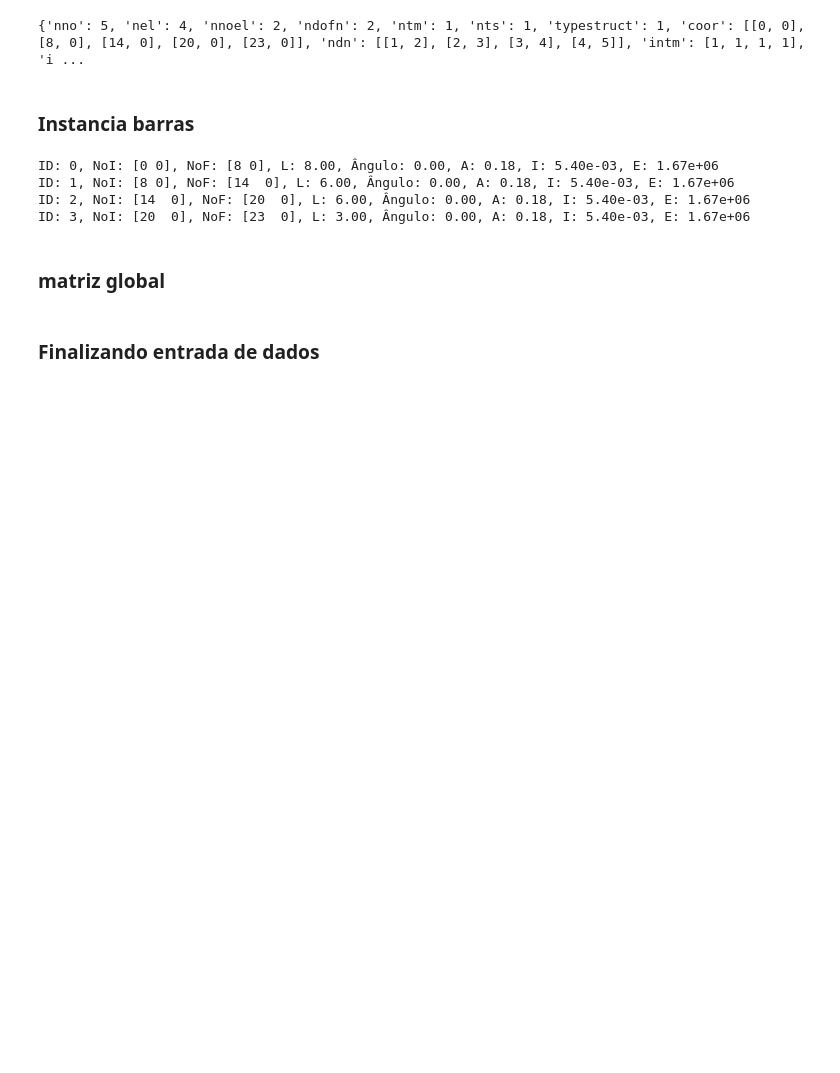
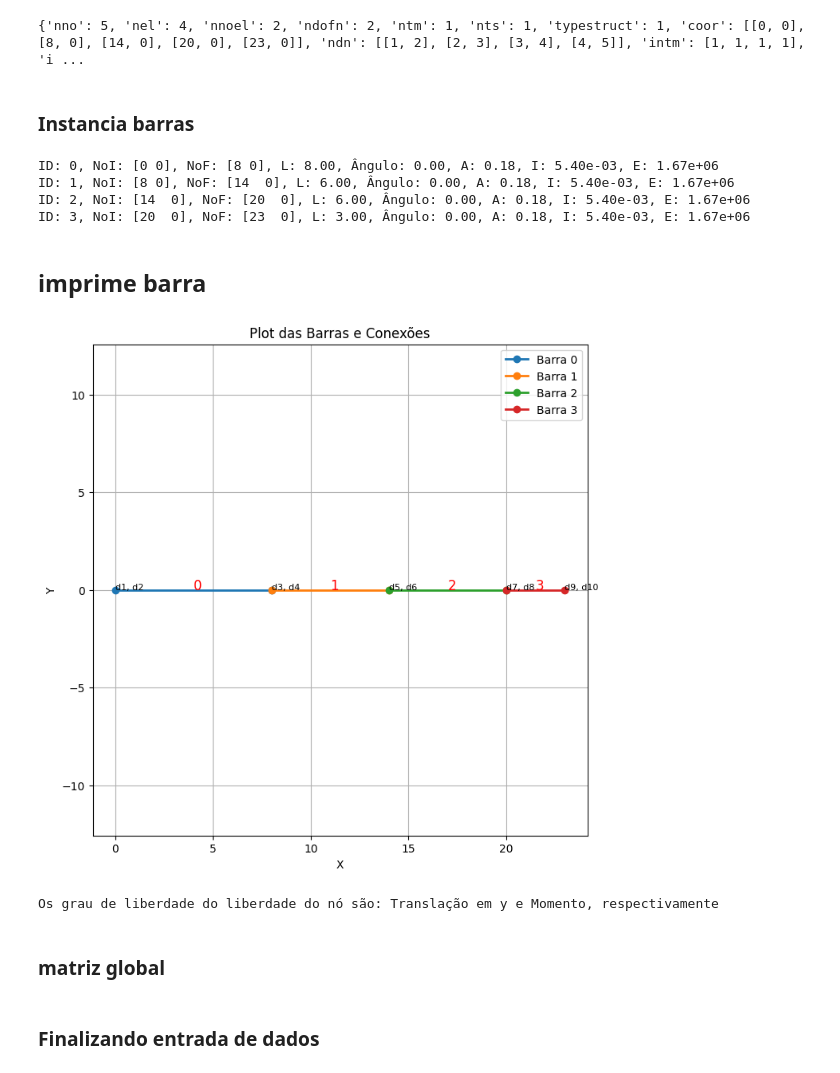
Before and after one commit to Leopalds/metodo-rigidez, a Jupyter notebook: MAC023-Trabalho2.ipynb, the cells around one changed output. Saved outputs shown, nothing was run; the diff lists cells and outputs as text; code cells hidden in the pictures; blank space fills up the shorter version.

```diff
--- a/MAC023-Trabalho2.ipynb
+++ b/MAC023-Trabalho2.ipynb
@@ -535,3 +547,42 @@ def distancia_entre_pontos(ponto1, ponto2):
+# %%
+def plot_barras(barras, ndn, coor, ndofn, typestruct):
+    fig, ax = plt.subplots(figsize=(8,8))
+
+    # Plota cada barra como uma linha
+    for barra in barras:
+        x_values = [barra.coordNoInic[0], barra.coordNoFim[0]]
+        y_values = [barra.coordNoInic[1], barra.coordNoFim[1]]
+        ax.plot(x_values, y_values, marker='o', linewidth=2, label=f'Barra {barra.id}')
+        # Anota o ID da barra no ponto médio
+        mid_x = (barra.coordNoInic[0] + barra.coordNoFim[0]) / 2
+        mid_y = (barra.coordNoInic[1] + barra.coordNoFim[1]) / 2
+        ax.text(mid_x, mid_y, f'{barra.id}', color='red', fontsize=12)
+
+    # Imprime os graus de liberdade associados ao no
+    for i in range(len(coor)):
+      grauLiberdadeText = ""
+      for j in range(ndofn):
+        grauLiberdadeText += f"d{i * ndofn + j + 1}"
+        if(j != ndofn - 1):
+          grauLiberdadeText += ", "
+
+      ax.text(coor[i][0], coor[i][1], f'{grauLiberdadeText}', color='black', fontsize=8)
+
+
+    ax.set_xlabel("X")
+    ax.set_ylabel("Y")
+    ax.set_title("Plot das Barras e Conexões")
+    ax.legend()
+    ax.grid(True)
+    ax.axis('equal')
+    plt.show()
+
+    if(typestruct == 1):
+      print("Os grau de liberdade do liberdade do nó são: Translação em y e Momento, respectivamente")
+    elif(typestruct == 2):
+      print("Os grau de liberdade do liberdade do nó são: Translação em x e Translação em y, respectivamente")
+    elif(typestruct == 3):
+      print("Os grau de liberdade do liberdade do nó são: Translação em x, Translação em y e Momento, respectivamente")
 # %% [markdown]
 ## Montagem do vetor de forças
 
@@ -874,6 +925,13 @@ ID: 0, NoI: [0 0], NoF: [8 0], L: 8.00, Ângulo: 0.00, A: 0.18, I: 5.40e-03, E:
 ID: 1, NoI: [8 0], NoF: [14  0], L: 6.00, Ângulo: 0.00, A: 0.18, I: 5.40e-03, E: 1.67e+06
 ID: 2, NoI: [14  0], NoF: [20  0], L: 6.00, Ângulo: 0.00, A: 0.18, I: 5.40e-03, E: 1.67e+06
 ID: 3, NoI: [20  0], NoF: [23  0], L: 3.00, Ângulo: 0.00, A: 0.18, I: 5.40e-03, E: 1.67e+06
+# %% [markdown]
+## imprime barra
+# %%
+plot_barras(barras, data['ndn'], data['coor'], data['ndofn'], data['typestruct'])
+# %% [output]
+[figure, added]
+Os grau de liberdade do liberdade do nó são: Translação em y e Momento, respectivamente
 # %% [markdown]
 ### matriz global
 # %%
```
Also changed, not shown: parts of 55 cells of this notebook.
